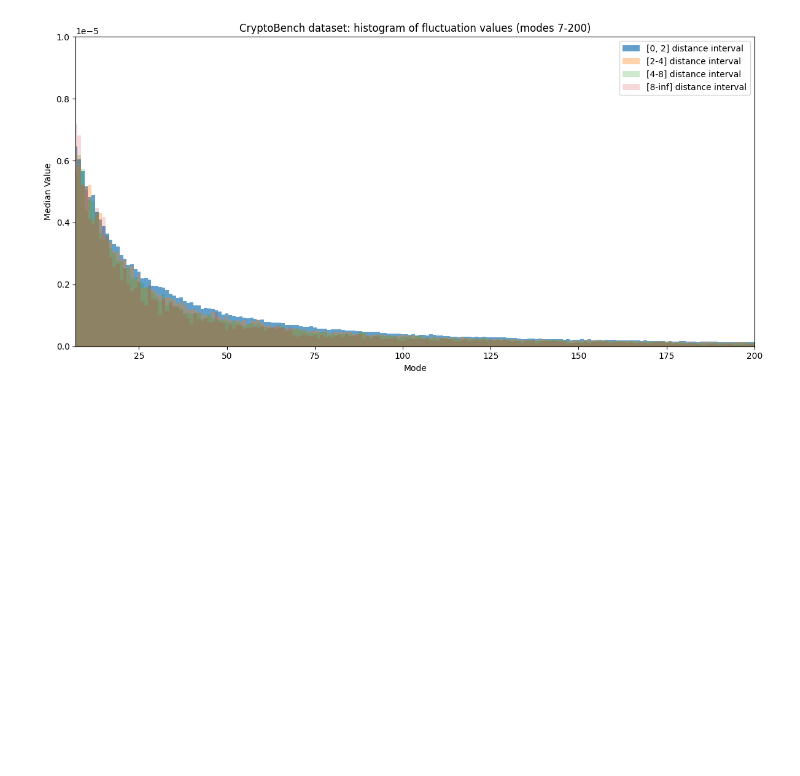
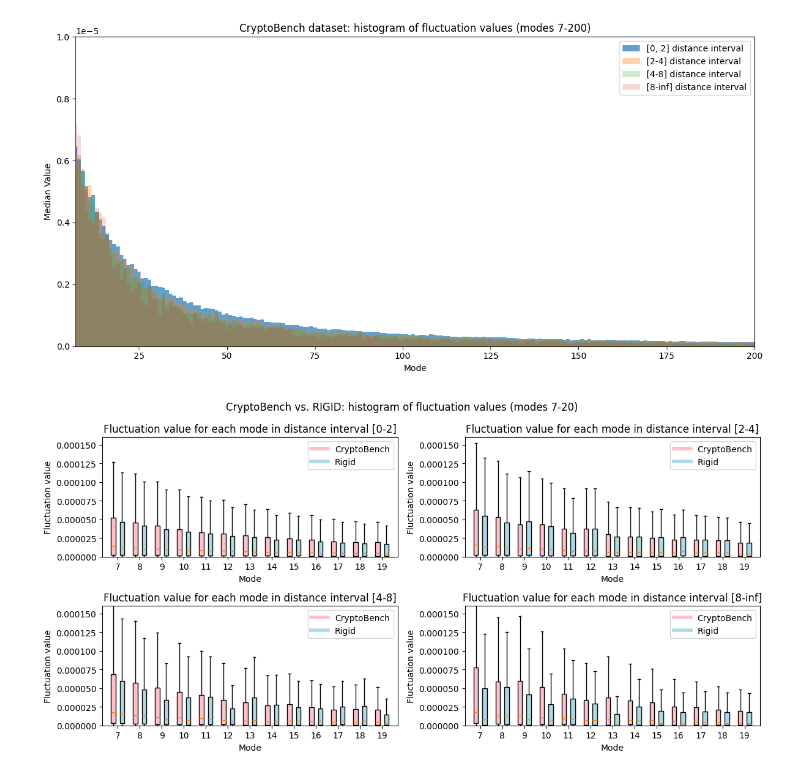
Before and after one commit to skrhakv/pocket-movement-analysis, a Jupyter notebook: src/feature-analysis/residue-distances/analysis.ipynb, the cells around one changed output. Cells and saved outputs as stored; diff of their text form; code cells hidden in the pictures; blank space fills up the shorter version.

Commit message:
analysis for coevolution, additional analysis of residue distance affecting flexibility

```diff
--- a/src/feature-analysis/residue-distances/analysis.ipynb
+++ b/src/feature-analysis/residue-distances/analysis.ipynb
@@ -385,3 +385,82 @@ def combine_barcharts_over_distances(binned_fluctuation, title='', ylim=None, xl
 combine_barcharts_over_distances(binned_fluctuation_by_distance_cryptobench, title='CryptoBench dataset: histogram of fluctuation values (modes 7-200)', ylim=1e-05, xlim=(7,200))
 # %% [output]
 [figure]
+# %%
+bins = [0, 2, 4, 8, np.inf]
+labels = ['[0-2]', '[2-4]', '[4-8]', '[8-inf]']
+dataset = 'cryptobench-dataset'
+
+def load_dataset(dataset, bins, labels):
+    return bin_fluctuations_by_distance(dataset, bins, labels)
+
+loaded_cryptobench_dataset = load_dataset(dataset, bins, labels)
+dataset = 'rigid-dataset'
+loaded_rigid_dataset = load_dataset(dataset, bins, labels)
+# %%
+from matplotlib.lines import Line2D
+
+def boxplot2(binned_fluctuation_by_distance1, binned_fluctuation_by_distance2, xlim=(7,20), ylim=None, title='', labels=['', '']):
+    colors = ['pink', 'lightblue']
+    plt.figure(figsize=(12, 6))
+    plt.suptitle(title)
+    for bin, figure_index in zip(binned_fluctuation_by_distance1.keys(), [221,222,223,224]):
+        plt.subplot(figure_index)
+        x = np.array(list(range(xlim[0], xlim[1])))
+
+        boxplot1 = plt.boxplot(binned_fluctuation_by_distance1[bin][xlim[0]:xlim[1]],0,'',positions=x-0.2,widths=0.2, patch_artist=True)
+        boxplot2 = plt.boxplot(binned_fluctuation_by_distance2[bin][xlim[0]:xlim[1]],0,'',positions=x+0.2,widths=0.2, patch_artist=True)
+
+        # fill with color:
+        for bplot, color in zip((boxplot1, boxplot2), colors):
+            for patch in bplot['boxes']:
+                patch.set_facecolor(color)
+
+        custom_lines = [Line2D([0], [0], color=colors[0], lw=4),
+                        Line2D([0], [0], color=colors[1], lw=4)]
+
+        plt.legend(custom_lines, labels)
+
+        plt.title(f'Fluctuation value for each mode in distance interval {bin}')
+        plt.xlabel('Mode')
+        plt.xticks(x, x)
+
+        if ylim:
+            plt.ylim(0, ylim)
+        plt.ylabel('Fluctuation value')
+
+    plt.tight_layout()
+    plt.show()
+
+def boxplot(binned_fluctuation_by_distance1, binned_fluctuation_by_distance2, xlim=(7,20), ylim=None, title='', labels=['', '']):
+    colors = ['pink', 'lightblue']
+    for label in binned_fluctuation_by_distance1.keys():
+        x = np.array(list(range(xlim[0], xlim[1])))
+
+        boxplot1 = plt.boxplot(binned_fluctuation_by_distance1[label][xlim[0]:xlim[1]],0,'',positions=x-0.2,widths=0.2, patch_artist=True)
+        boxplot2 = plt.boxplot(binned_fluctuation_by_distance2[label][xlim[0]:xlim[1]],0,'',positions=x+0.2,widths=0.2, patch_artist=True)
+
+        # fill with color:
+        for bplot, color in zip((boxplot1, boxplot2), colors):
+            for patch in bplot['boxes']:
+                patch.set_facecolor(color)
+
+        custom_lines = [Line2D([0], [0], color=colors[0], lw=4),
+                        Line2D([0], [0], color=colors[1], lw=4)]
+
+        plt.legend(custom_lines, labels)
+        break
+    plt.xlabel('Mode')
+    print(x)
+    plt.xticks(x, x)
+    if ylim:
+        plt.ylim(0, ylim)
+    # if xlim:
+    #     plt.xlim(xlim[0], xlim[1])
+    plt.ylabel('Fluctuation value')
+    plt.title(title)
+    plt.tight_layout()
+    plt.show()
+
+boxplot2(loaded_cryptobench_dataset, loaded_rigid_dataset, title='CryptoBench vs. RIGID: histogram of fluctuation values (modes 7-20)', ylim=1.6e-04, xlim=(7,20), labels=['CryptoBench', 'Rigid'])
+# %% [output]
+[figure, added]
```
Also changed, not shown: parts of 10 cells of this notebook, 2 other files.
